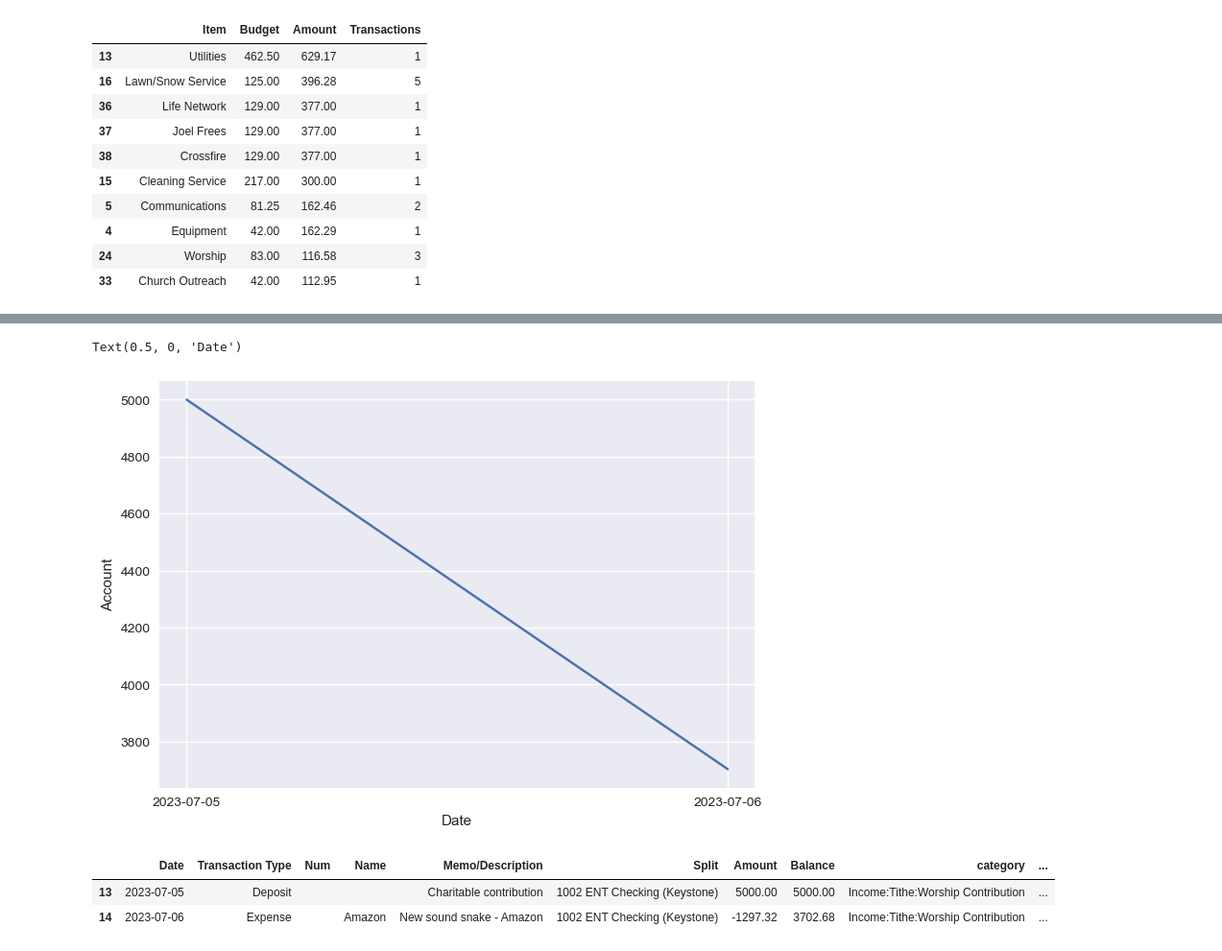
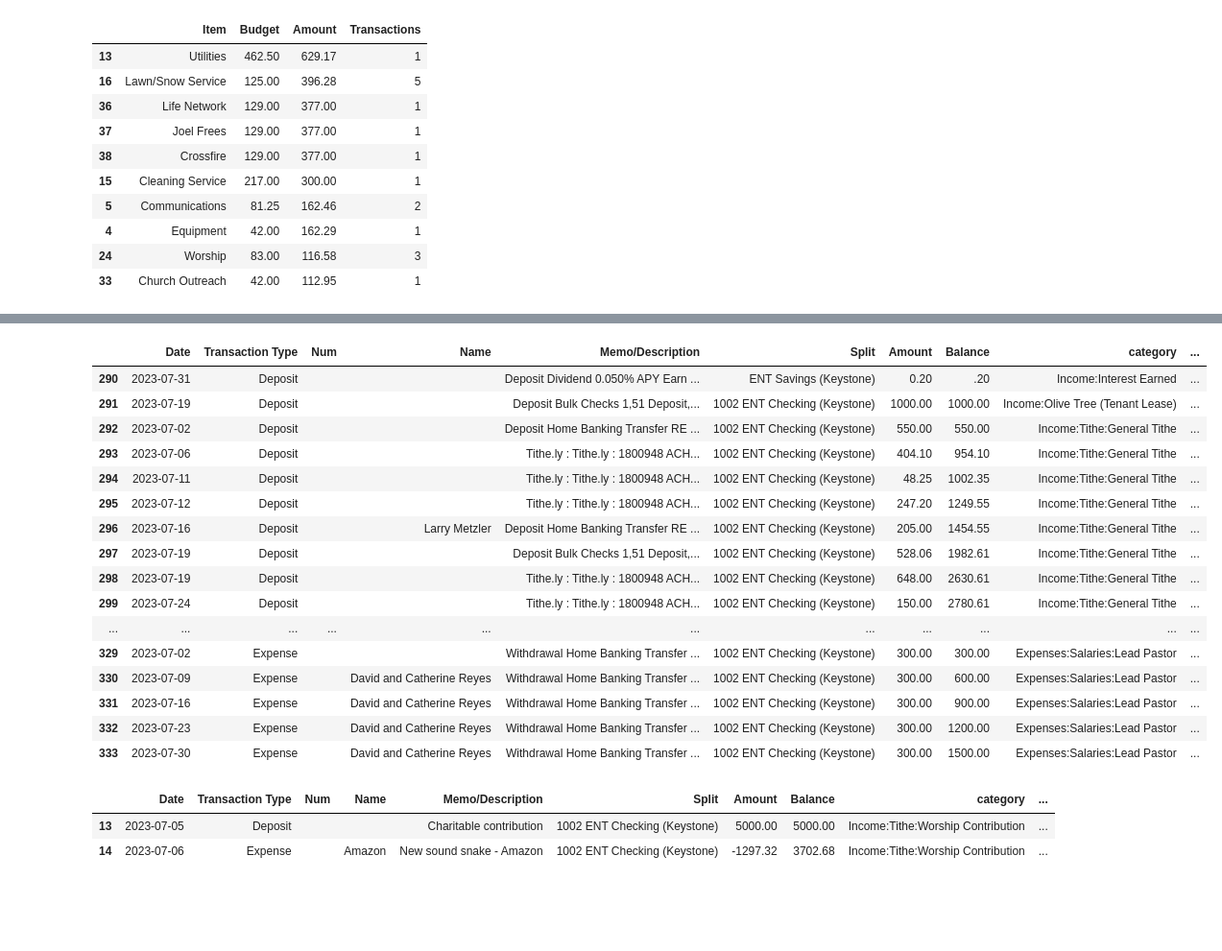
Before and after one commit to keaturner55/ChurchFinance, a Jupyter notebook: src/notebook/qb_monthly_report.ipynb, the cells around one changed output, grey strips where cells are left out. Shown at 96% size. Cells and saved outputs as stored; diff of their text form; code cells hidden in the pictures; blank space fills up the shorter version.

```diff
--- a/src/notebook/qb_monthly_report.ipynb
+++ b/src/notebook/qb_monthly_report.ipynb
@@ -125,13 +123,25 @@ all_totals.sort_values("Amount", ascending=False)
 # %%
 special_account = qbdf[qbdf['item']=='Worship Contribution']
 # %%
-fig, ax = plt.subplots()
-ax.plot(special_account['Date'],special_account['Balance'].astype(float))
-ax.set_ylabel("Account")
-ax.set_xlabel("Date")
+qbdf.loc[qbdf['Cate']]
 # %% [output]
-Text(0.5, 0, 'Date')
-[figure, removed]
+|  | Date | Transaction Type | Num | Name | Memo/Description | Split | Amount | Balance | category | ... |
+| 290 | 2023-07-31 | Deposit |  |  | Deposit Dividend 0.050% APY Earn ... | ENT Savings (Keystone) | 0.20 | .20 | Income:Interest Earned | ... |
+| 291 | 2023-07-19 | Deposit |  |  | Deposit Bulk Checks 1,51 Deposit,... | 1002 ENT Checking (Keystone) | 1000.00 | 1000.00 | Income:Olive Tree (Tenant Lease) | ... |
+| 292 | 2023-07-02 | Deposit |  |  | Deposit Home Banking Transfer RE ... | 1002 ENT Checking (Keystone) | 550.00 | 550.00 | Income:Tithe:General Tithe | ... |
+| 293 | 2023-07-06 | Deposit |  |  | Tithe.ly : Tithe.ly : 1800948 ACH... | 1002 ENT Checking (Keystone) | 404.10 | 954.10 | Income:Tithe:General Tithe | ... |
+| 294 | 2023-07-11 | Deposit |  |  | Tithe.ly : Tithe.ly : 1800948 ACH... | 1002 ENT Checking (Keystone) | 48.25 | 1002.35 | Income:Tithe:General Tithe | ... |
+| 295 | 2023-07-12 | Deposit |  |  | Tithe.ly : Tithe.ly : 1800948 ACH... | 1002 ENT Checking (Keystone) | 247.20 | 1249.55 | Income:Tithe:General Tithe | ... |
+| 296 | 2023-07-16 | Deposit |  | Larry Metzler | Deposit Home Banking Transfer RE ... | 1002 ENT Checking (Keystone) | 205.00 | 1454.55 | Income:Tithe:General Tithe | ... |
+| 297 | 2023-07-19 | Deposit |  |  | Deposit Bulk Checks 1,51 Deposit,... | 1002 ENT Checking (Keystone) | 528.06 | 1982.61 | Income:Tithe:General Tithe | ... |
+| 298 | 2023-07-19 | Deposit |  |  | Tithe.ly : Tithe.ly : 1800948 ACH... | 1002 ENT Checking (Keystone) | 648.00 | 2630.61 | Income:Tithe:General Tithe | ... |
+| 299 | 2023-07-24 | Deposit |  |  | Tithe.ly : Tithe.ly : 1800948 ACH... | 1002 ENT Checking (Keystone) | 150.00 | 2780.61 | Income:Tithe:General Tithe | ... |
+| ... | ... | ... | ... | ... | ... | ... | ... | ... | ... | ... |
+| 329 | 2023-07-02 | Expense |  |  | Withdrawal Home Banking Transfer ... | 1002 ENT Checking (Keystone) | 300.00 | 300.00 | Expenses:Salaries:Lead Pastor | ... |
+| 330 | 2023-07-09 | Expense |  | David and Catherine Reyes | Withdrawal Home Banking Transfer ... | 1002 ENT Checking (Keystone) | 300.00 | 600.00 | Expenses:Salaries:Lead Pastor | ... |
+| 331 | 2023-07-16 | Expense |  | David and Catherine Reyes | Withdrawal Home Banking Transfer ... | 1002 ENT Checking (Keystone) | 300.00 | 900.00 | Expenses:Salaries:Lead Pastor | ... |
+| 332 | 2023-07-23 | Expense |  | David and Catherine Reyes | Withdrawal Home Banking Transfer ... | 1002 ENT Checking (Keystone) | 300.00 | 1200.00 | Expenses:Salaries:Lead Pastor | ... |
+| 333 | 2023-07-30 | Expense |  | David and Catherine Reyes | Withdrawal Home Banking Transfer ... | 1002 ENT Checking (Keystone) | 300.00 | 1500.00 | Expenses:Salaries:Lead Pastor | ... |
 # %%
 special_account[['Date'],]
 # %% [output]
```
Also changed, not shown: parts of 10 cells of this notebook, 4 other files.
